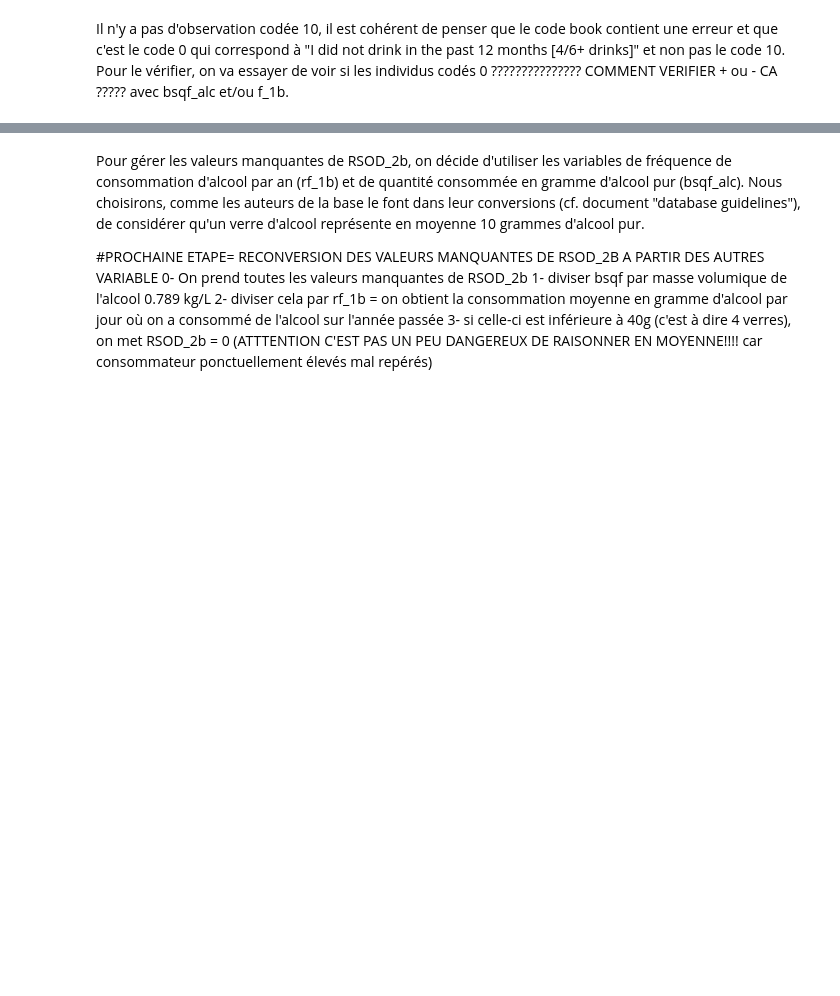
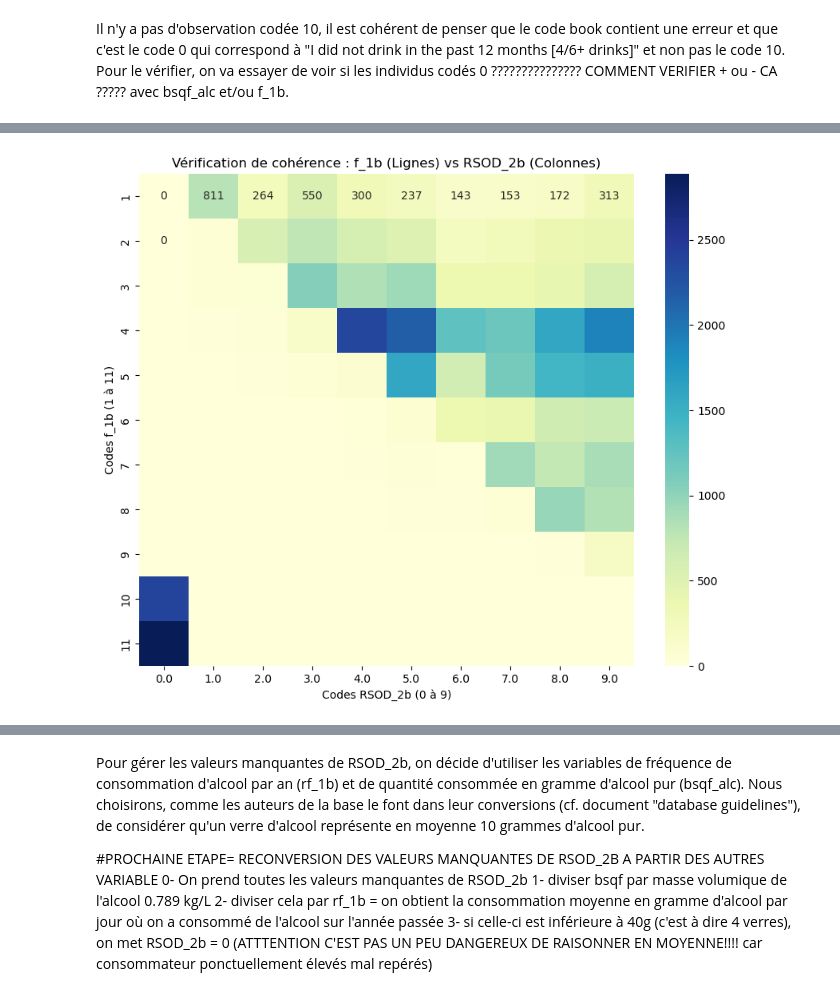
Before and after one commit to emile-gllm/projet_python2A, a Jupyter notebook: projet_python2_notebook.ipynb, the cells around one changed output, grey strips where cells are left out. Saved outputs shown, nothing was run; the diff lists cells and outputs as text; code cells hidden in the pictures; blank space fills up the shorter version.

```diff
--- a/projet_python2_notebook.ipynb
+++ b/projet_python2_notebook.ipynb
@@ -381,0 +456,18 @@ data.loc[data['RSOD_2b'].isna() &  (data['f_1b'] ==10 ), 'RSOD_2b'].count()
+# %%
+import pandas as pd
+import seaborn as sns
+import matplotlib.pyplot as plt
+
+# On crée une table de contingence (effectifs croisés)
+# f_1b en lignes, RSOD_2b en colonnes
+ct = pd.crosstab(data['f_1b'], data['RSOD_2b'])
+
+
+plt.figure(figsize=(10, 8))
+sns.heatmap(ct, annot=True, fmt='d', cmap='YlGnBu')
+plt.title("Vérification de cohérence : f_1b (Lignes) vs RSOD_2b (Colonnes)")
+plt.xlabel("Codes RSOD_2b (0 à 9)")
+plt.ylabel("Codes f_1b (1 à 11)")
+plt.show()
+# %% [output]
+[figure, added]
```
Also changed, not shown: parts of 33 cells of this notebook.
